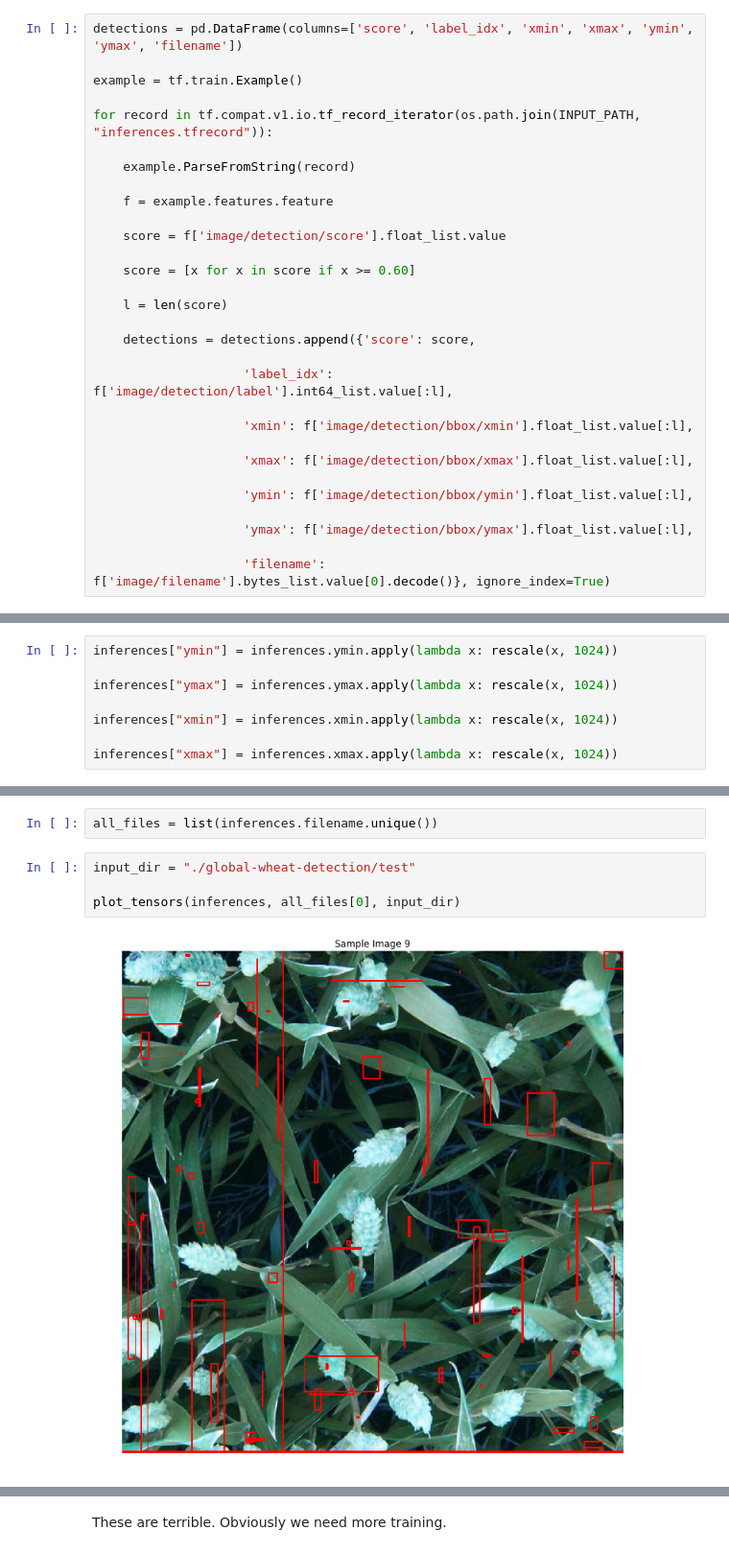
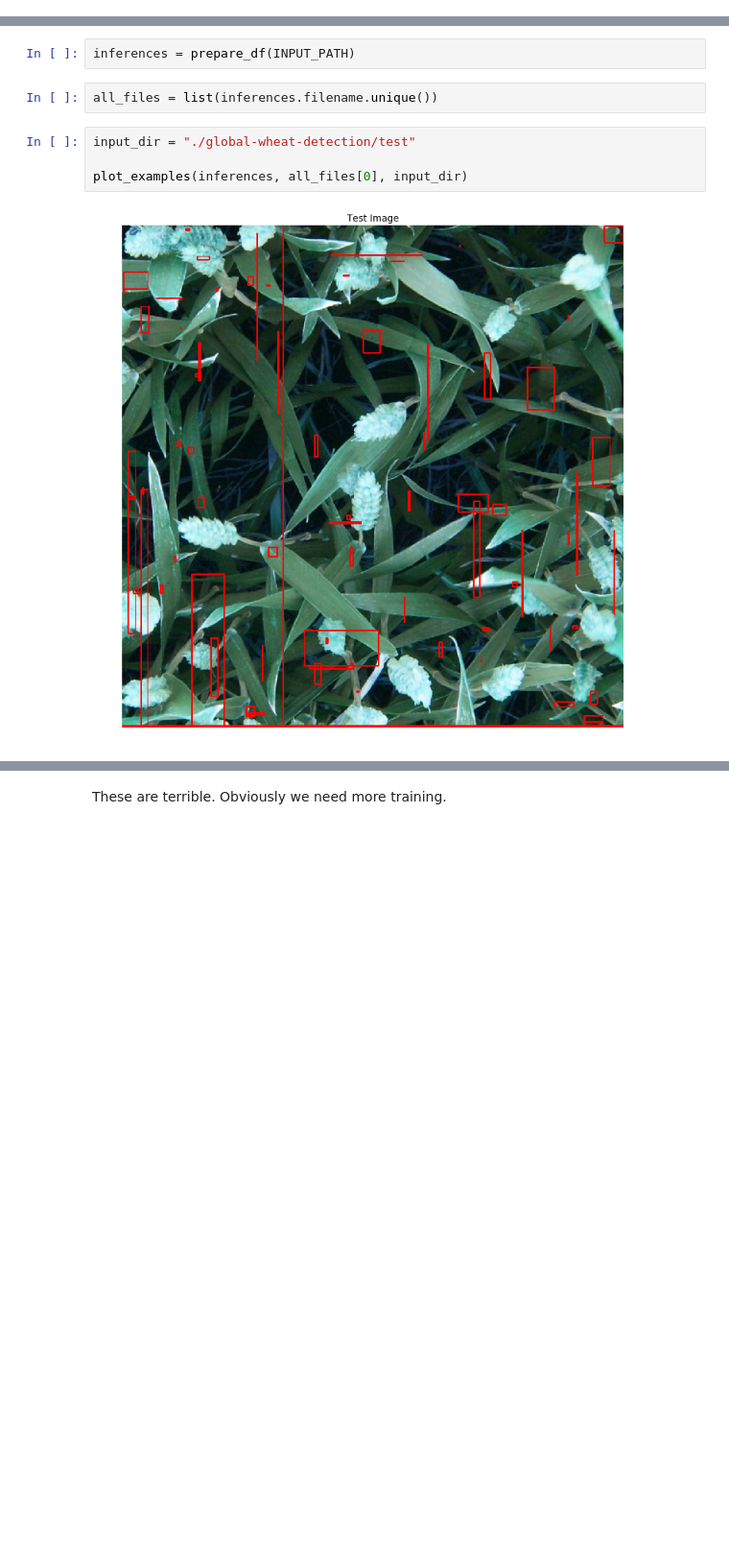
Before and after one commit to asoane34/TF_object_detection, a Jupyter notebook: 02.1TestImageInference.ipynb, the cells around one changed output, grey strips where cells are left out. Shown at 96% size. Cells and saved outputs as stored; diff of their text form; blank space fills up the shorter version.

Commit message:
updated inference for 60000 steps

```diff
--- a/02.1TestImageInference.ipynb
+++ b/02.1TestImageInference.ipynb
@@ -26,30 +23,0 @@ inferences = tf.data.TFRecordDataset(os.path.join(INPUT_PATH, "inferences.tfreco
-# %%
-detections = pd.DataFrame(columns=['score', 'label_idx', 'xmin', 'xmax', 'ymin', 'ymax', 'filename'])
-
-example = tf.train.Example()
-
-for record in tf.compat.v1.io.tf_record_iterator(os.path.join(INPUT_PATH, "inferences.tfrecord")):
-
-    example.ParseFromString(record)
-
-    f = example.features.feature
-
-    score = f['image/detection/score'].float_list.value
-
-    score = [x for x in score if x >= 0.60]
-
-    l = len(score)
-
-    detections = detections.append({'score': score,
-
-                    'label_idx': f['image/detection/label'].int64_list.value[:l],
-
-                    'xmin': f['image/detection/bbox/xmin'].float_list.value[:l],
-
-                    'xmax': f['image/detection/bbox/xmax'].float_list.value[:l],
-
-                    'ymin': f['image/detection/bbox/ymin'].float_list.value[:l],
-
-                    'ymax': f['image/detection/bbox/ymax'].float_list.value[:l],
-
-                    'filename': f['image/filename'].bytes_list.value[0].decode()}, ignore_index=True)
@@ -84,8 +23,0 @@ def rescale(x, scalar):
-# %%
-inferences["ymin"] = inferences.ymin.apply(lambda x: rescale(x, 1024))
-
-inferences["ymax"] = inferences.ymax.apply(lambda x: rescale(x, 1024))
-
-inferences["xmin"] = inferences.xmin.apply(lambda x: rescale(x, 1024))
-
-inferences["xmax"] = inferences.xmax.apply(lambda x: rescale(x, 1024))
@@ -130,8 +118,10 @@ def plot_tensors(df: pd.DataFrame, file: str, input_dir: str):
+# %%
+inferences = prepare_df(INPUT_PATH)
 # %%
 all_files = list(inferences.filename.unique())
 # %%
 input_dir = "./global-wheat-detection/test"
 
-plot_tensors(inferences, all_files[0], input_dir)
+plot_examples(inferences, all_files[0], input_dir)
 # %% [output]
-[figure, old version]
+[figure, new version]
```
Also changed, not shown: parts of 15 cells of this notebook.
